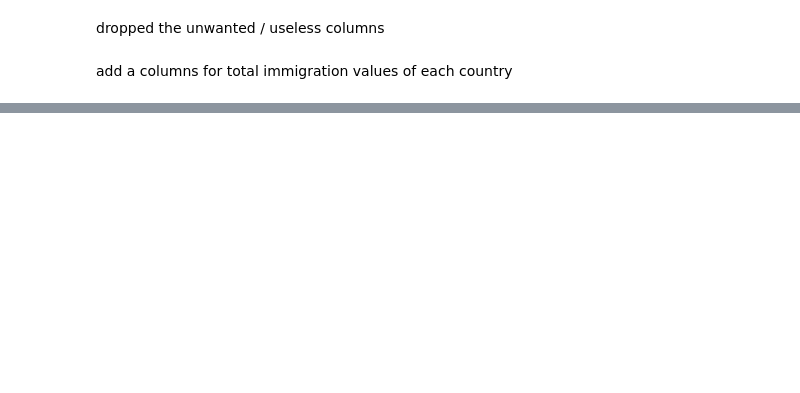
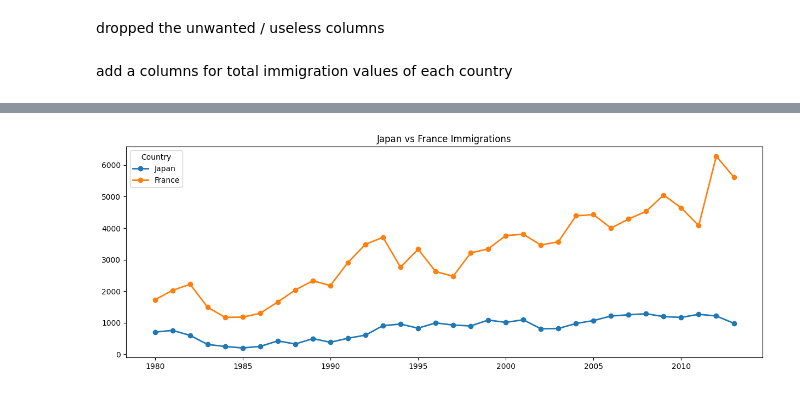
Before and after one commit to vikashchauhan19/vikashchauhan, a Jupyter notebook: data_analysis/analysis_part5.ipynb, the cells around one changed output, grey strips where cells are left out. Drawn from its saved outputs; the diff is of its cells as text; code cells hidden in the pictures; blank space fills up the shorter version.

```diff
--- a/data_analysis/analysis_part5.ipynb
+++ b/data_analysis/analysis_part5.ipynb
@@ -43,0 +93,7 @@ df.rename(mapper={
+# %%
+df.loc[['Japan','France'], years].T.plot(kind='line',
+    title="Japan vs France Immigrations", figsize=(15, 5),
+    linewidth=2, marker='o')
+plt.show()
+# %% [output]
+[figure, added]
```
Also changed, not shown: parts of 11 cells of this notebook, 24 other files.
